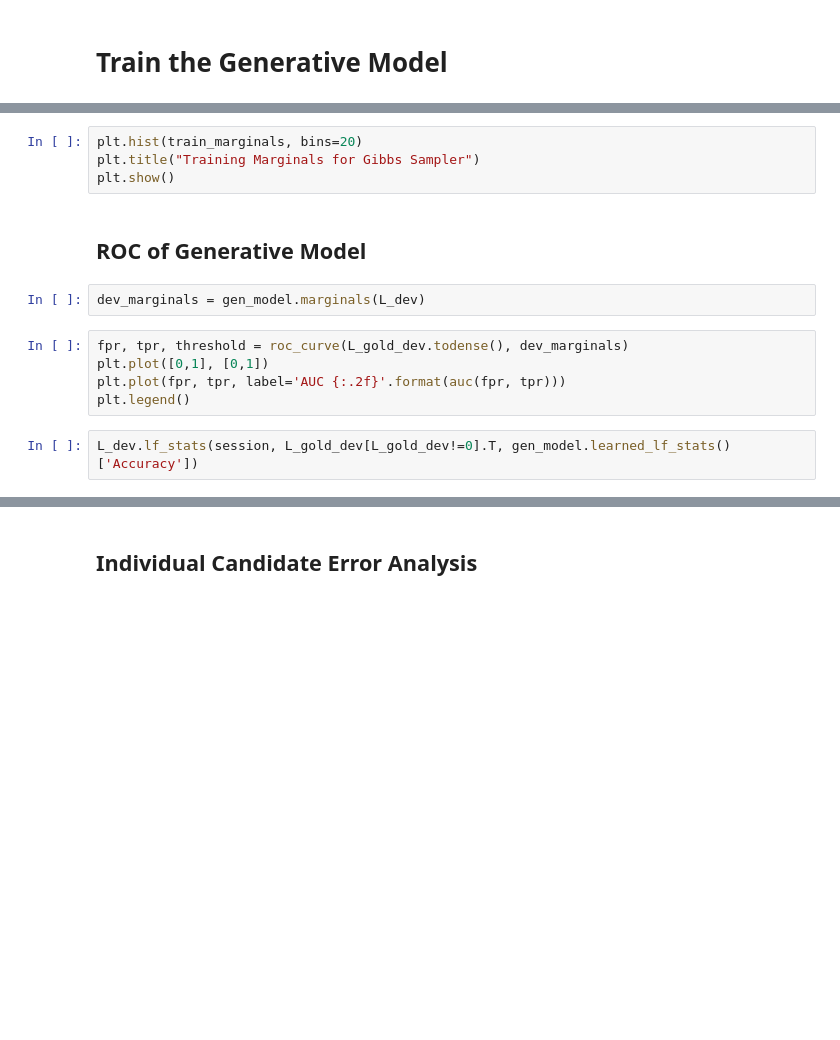
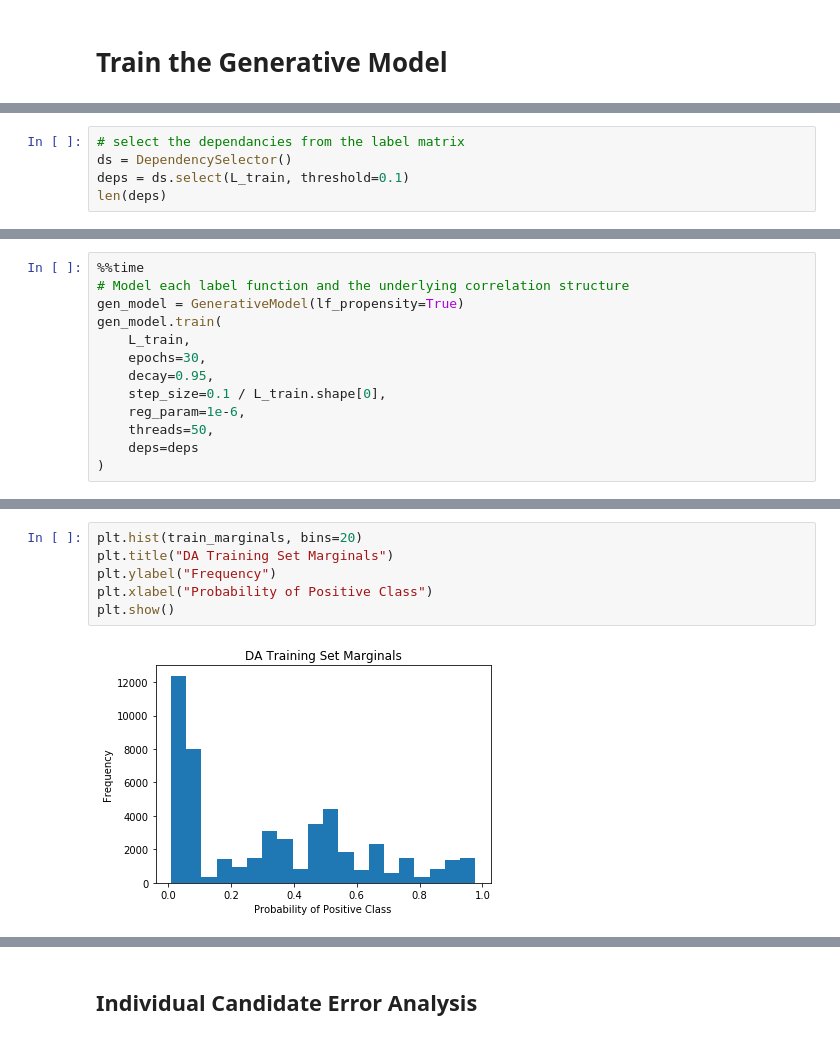
Before and after one commit to greenelab/snorkeling, a Jupyter notebook: All_Relationships/3.model-label-functions.ipynb, the cells around one changed output, grey strips where cells are left out. Cells and saved outputs as stored; diff of their text form; blank space fills up the shorter version.

```diff
--- a/All_Relationships/3.model-label-functions.ipynb
+++ b/All_Relationships/3.model-label-functions.ipynb
@@ -214,0 +152,5 @@ learned_stats_df
+# %%
+# select the dependancies from the label matrix
+ds = DependencySelector()
+deps = ds.select(L_train, threshold=0.1)
+len(deps)
@@ -214,0 +159,13 @@ learned_stats_df
+# %%
+%%time
+# Model each label function and the underlying correlation structure
+gen_model = GenerativeModel(lf_propensity=True)
+gen_model.train(
+    L_train,
+    epochs=30,
+    decay=0.95,
+    step_size=0.1 / L_train.shape[0],
+    reg_param=1e-6,
+    threads=50,
+    deps=deps
+)
@@ -222,15 +199,8 @@ print(len(train_marginals[train_marginals > 0.5]))
 # %%
 plt.hist(train_marginals, bins=20)
-plt.title("Training Marginals for Gibbs Sampler")
+plt.title("DA Training Set Marginals")
+plt.ylabel("Frequency")
+plt.xlabel("Probability of Positive Class")
 plt.show()
+# %% [output]
+[figure, added]
-# %% [markdown]
-## ROC of Generative Model
-# %%
-dev_marginals = gen_model.marginals(L_dev)
-# %%
-fpr, tpr, threshold = roc_curve(L_gold_dev.todense(), dev_marginals)
-plt.plot([0,1], [0,1])
-plt.plot(fpr, tpr, label='AUC {:.2f}'.format(auc(fpr, tpr)))
-plt.legend()
-# %%
-L_dev.lf_stats(session, L_gold_dev[L_gold_dev!=0].T, gen_model.learned_lf_stats()['Accuracy'])
```
Also changed, not shown: parts of 68 cells of this notebook, 2 other files.
